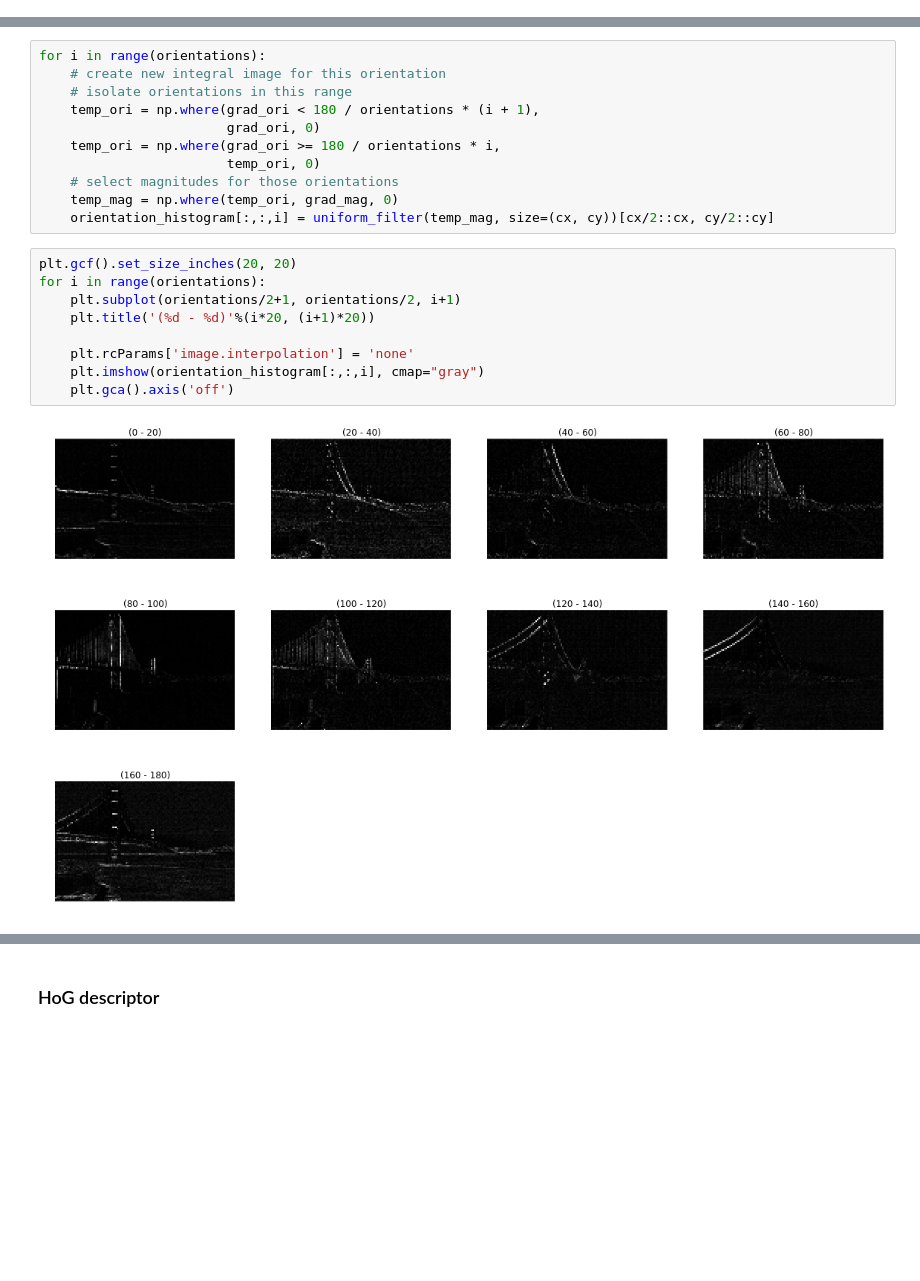
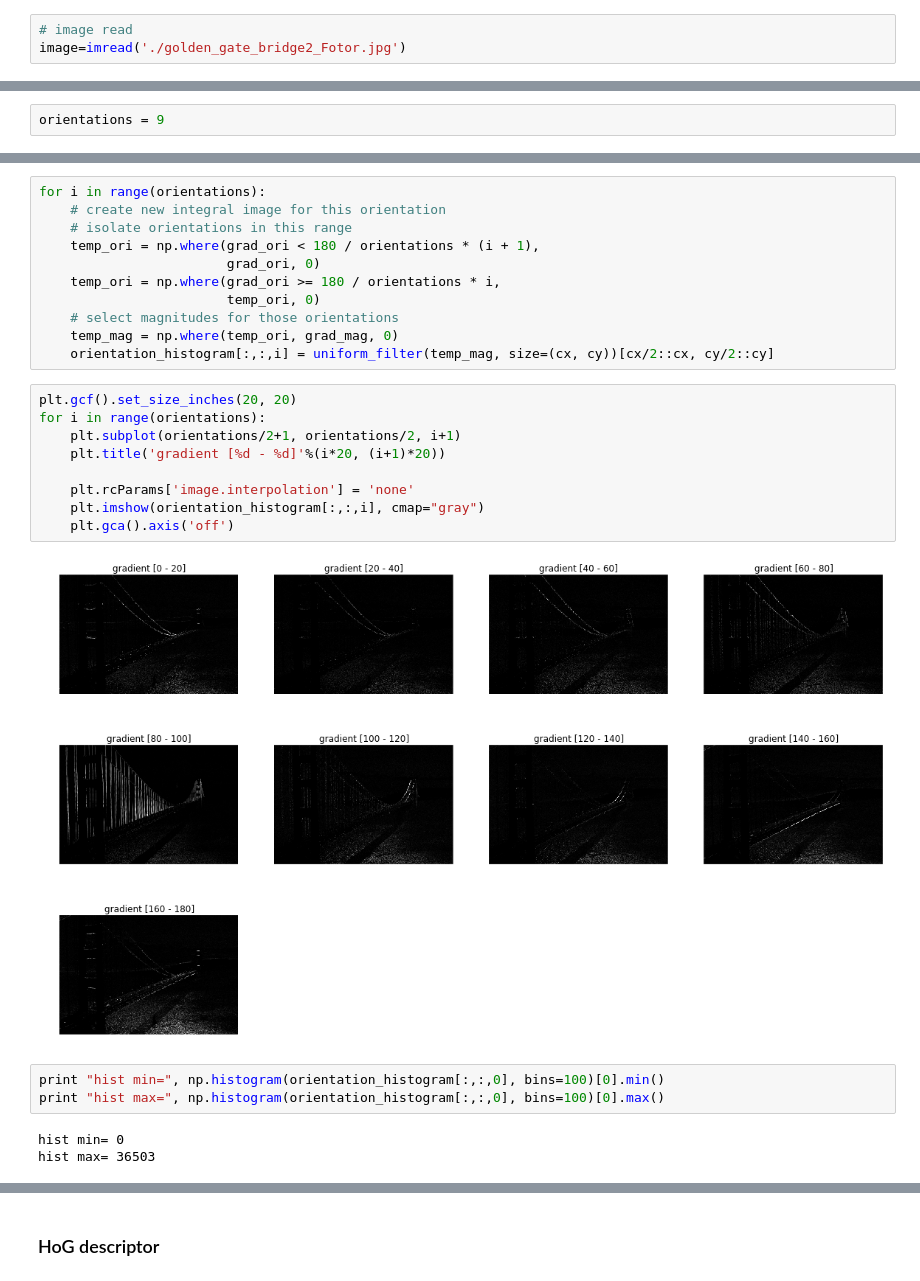
Before and after one commit to yrevar/blog, a Jupyter notebook: histogram_of_oriented_gradients/HoGVisualization.ipynb, the cells around one changed output, grey strips where cells are left out. Drawn from its saved outputs; the diff is of its cells as text; blank space fills up the shorter version.

```diff
--- a/histogram_of_oriented_gradients/HoGVisualization.ipynb
+++ b/histogram_of_oriented_gradients/HoGVisualization.ipynb
@@ -25,3 +34,6 @@ image=imread('golden_gate_bridge.jpg')
+# %%
+# image read
+image=imread('./golden_gate_bridge2_Fotor.jpg')
 # %% [markdown]
 ## 1. Let's display the original image
 # %%
@@ -97,5 +108,7 @@ plt.imshow(255.0 * (grad_ori - grad_ori.min())/(grad_ori.max() - grad_ori.min())
 # %% [markdown]
 ### A. Let's visualize gradients which are orientated from 0 to 20 degrees
+# %%
+orientations = 9
 # %%
 i = 0
 temp_ori = np.where(grad_ori < 180 / orientations * (i + 1),
@@ -264,11 +283,17 @@ for i in range(orientations):
 # %%
 plt.gcf().set_size_inches(20, 20)
 for i in range(orientations):
     plt.subplot(orientations/2+1, orientations/2, i+1)
-    plt.title('(%d - %d)'%(i*20, (i+1)*20))
+    plt.title('gradient [%d - %d]'%(i*20, (i+1)*20))
 
     plt.rcParams['image.interpolation'] = 'none'
     plt.imshow(orientation_histogram[:,:,i], cmap="gray")
     plt.gca().axis('off')
 # %% [output]
-[figure, old version]
+[figure, new version]
+# %%
+print "hist min=", np.histogram(orientation_histogram[:,:,0], bins=100)[0].min()
+print "hist max=", np.histogram(orientation_histogram[:,:,0], bins=100)[0].max()
+# %% [output]
+hist min= 0
+hist max= 36503
```
Also changed, not shown: parts of 29 cells of this notebook, 1 other file.
